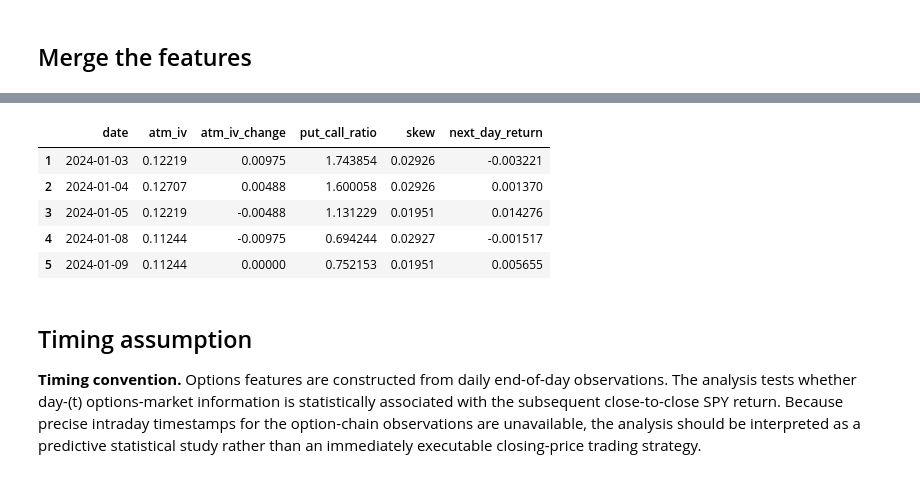
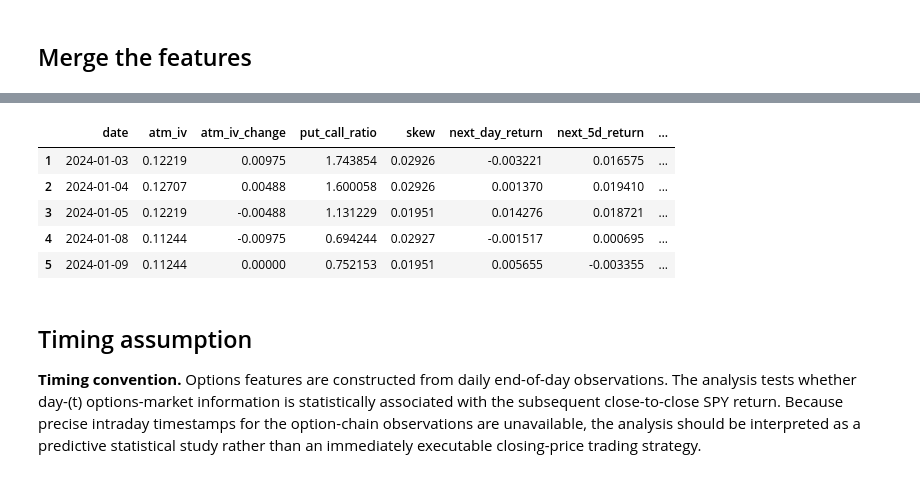
Before and after one commit to RongyiDai/Quantitative_Research_Projects, a Jupyter notebook: SPY_Options_Return_Prediction/SPY_Options_Return_Prediction.ipynb, the cells around one changed output, grey strips where cells are left out. Saved outputs shown, nothing was run; the diff lists cells and outputs as text; code cells hidden in the pictures.

```diff
--- a/SPY_Options_Return_Prediction/SPY_Options_Return_Prediction.ipynb
+++ b/SPY_Options_Return_Prediction/SPY_Options_Return_Prediction.ipynb
@@ -455,6 +418,9 @@ Adjusted close is used for the return calculation because it accounts for distri
 spy = underlying.sort_values("date")[underlying["date"]>="2024-01-02"].copy()
 spy["return"] = spy["adjusted_close"].pct_change()
 spy["next_day_return"] = spy["return"].shift(-1)
+spy["next_5d_return"] = (spy["adjusted_close"].shift(-5)/ spy["adjusted_close"]- 1)
+spy["target_1d_end_date"] = spy["date"].shift(-1)
+spy["target_5d_end_date"] = spy["date"].shift(-5)
 spy.head(5)
 # %% [output]
 |  | id | symbol | date | open | high | low | close | adjusted_close | volume | ... |
@@ -478,7 +444,8 @@ model_data = model_data.merge(
     how="inner"
 )
 model_data = model_data.merge(
-    spy[["date", "next_day_return"]],
+    spy[["date", "next_day_return", "next_5d_return",
+         "target_1d_end_date", "target_5d_end_date"]],
     on="date",
     how="inner"
 )
@@ -508,21 +478,22 @@ dtype: int64
 # %%
 cols = [
     "date",
     "atm_iv",
     "atm_iv_change",
     "put_call_ratio",
     "skew",
-    "next_day_return"
+    "next_day_return", "next_5d_return",
+    "target_1d_end_date", "target_5d_end_date"
 ]
 model_data = model_data[cols].copy()
 model_data.head()
 # %% [output]
-|  | date | atm_iv | atm_iv_change | put_call_ratio | skew | next_day_return |
-| 1 | 2024-01-03 | 0.12219 | 0.00975 | 1.743854 | 0.02926 | -0.003221 |
-| 2 | 2024-01-04 | 0.12707 | 0.00488 | 1.600058 | 0.02926 | 0.001370 |
-| 3 | 2024-01-05 | 0.12219 | -0.00488 | 1.131229 | 0.01951 | 0.014276 |
-| 4 | 2024-01-08 | 0.11244 | -0.00975 | 0.694244 | 0.02927 | -0.001517 |
-| 5 | 2024-01-09 | 0.11244 | 0.00000 | 0.752153 | 0.01951 | 0.005655 |
+|  | date | atm_iv | atm_iv_change | put_call_ratio | skew | next_day_return | next_5d_return | ... |
+| 1 | 2024-01-03 | 0.12219 | 0.00975 | 1.743854 | 0.02926 | -0.003221 | 0.016575 | ... |
+| 2 | 2024-01-04 | 0.12707 | 0.00488 | 1.600058 | 0.02926 | 0.001370 | 0.019410 | ... |
+| 3 | 2024-01-05 | 0.12219 | -0.00488 | 1.131229 | 0.01951 | 0.014276 | 0.018721 | ... |
+| 4 | 2024-01-08 | 0.11244 | -0.00975 | 0.694244 | 0.02927 | -0.001517 | 0.000695 | ... |
+| 5 | 2024-01-09 | 0.11244 | 0.00000 | 0.752153 | 0.01951 | 0.005655 | -0.003355 | ... |
 # %% [markdown]
 ## Timing assumption
 
```
Also changed, not shown: parts of 56 cells of this notebook.
